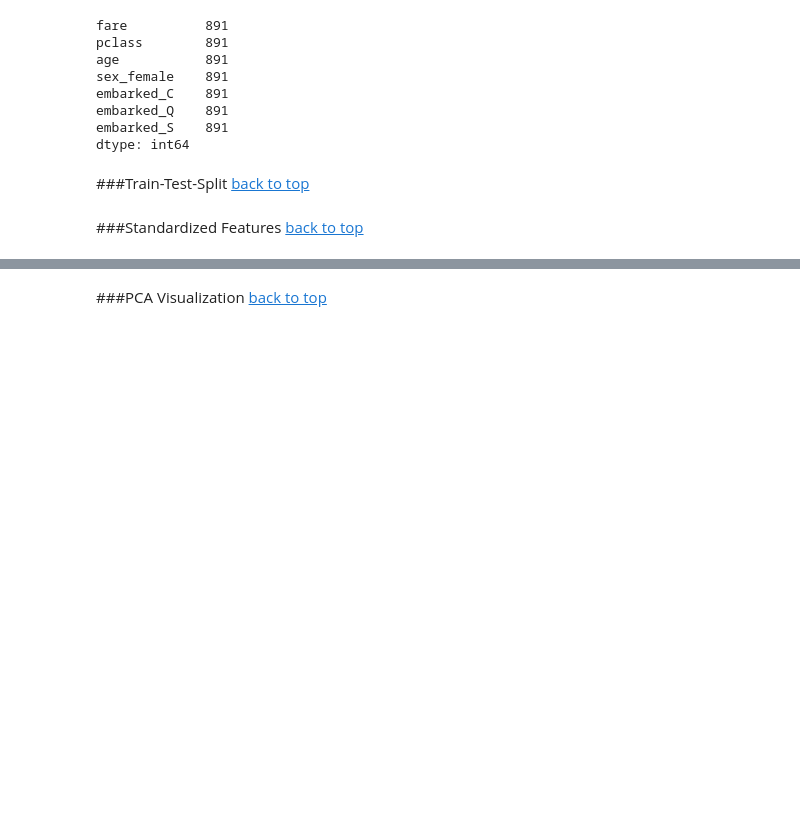
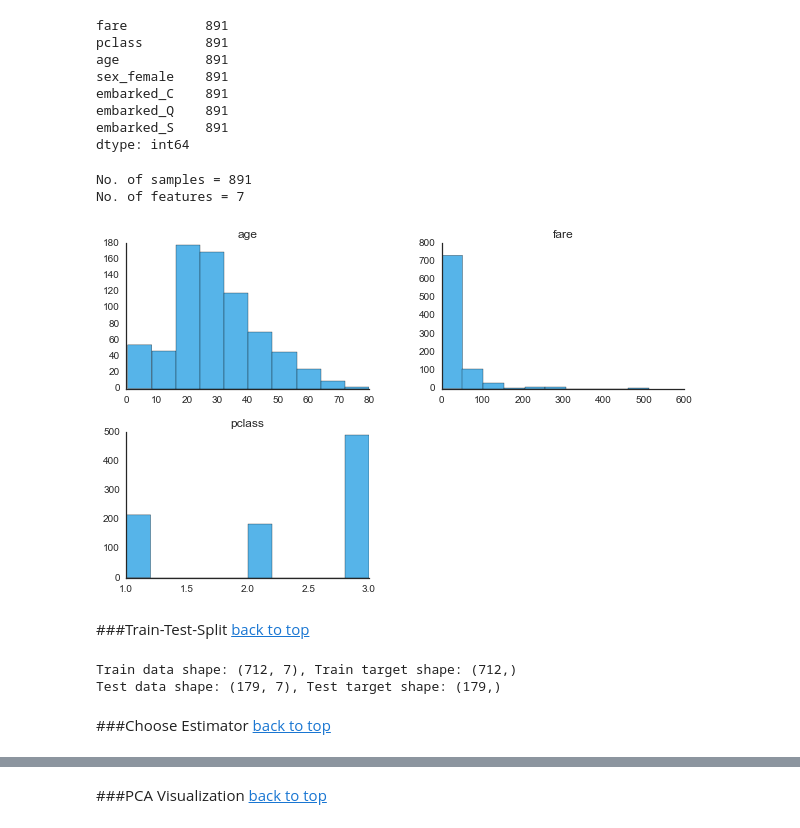
Before and after one commit to jthang/DataScienceLab, a Jupyter notebook: machine_learning/random_forest.ipynb, the cells around one changed output, grey strips where cells are left out. Saved outputs shown, nothing was run; the diff lists cells and outputs as text; code cells hidden in the pictures; blank space fills up the shorter version.

```diff
--- a/machine_learning/random_forest.ipynb
+++ b/machine_learning/random_forest.ipynb
@@ -131,15 +131,12 @@ titanic.head(2)
 # %%
 df = titanic
 # df = df.fillna(df.dropna().median()) #cheating as we using test set to compute
-feature1 = 'fare'
-feature2 = 'pclass'
-feature3 = 'age'
+features = ['fare', 'pclass', 'age']
 dummy1 = 'sex'
 dummy2 = 'embarked'
 target = 'survived'
 
-#Extract categorical features
-df_features = pd.concat([df[[feature1, feature2, feature3]],
+df_features = pd.concat([df[features],
                 pd.get_dummies(df[dummy1], prefix=dummy1),
                 pd.get_dummies(df[dummy2], prefix=dummy2)],
                 axis=1)
@@ -164,6 +161,14 @@ y = df[target].values
 n_samples, n_features = X.shape
 print("No. of samples = %d" % n_samples)
 print("No. of features = %d" % n_features)
+# %% [output]
+No. of samples = 891
+No. of features = 7
+# %%
+df.hist(column=features, grid=False, color=colors[6])
+sns.despine();
+# %% [output]
+[figure, added]
 # %% [markdown]
 ###Train-Test-Split
 [back to top](#contents)
@@ -195,22 +200,15 @@ def calibration_plot(clf, xtest, ytest):
     plt.xlabel("Predicted P(Feature)")
     plt.ylabel("Number")
 # %%
-%%time
-
 from sklearn.cross_validation import train_test_split
-from sklearn.ensemble import GradientBoostingClassifier
 
 X_train, X_test, y_train, y_test = train_test_split(X, y, test_size=0.2, random_state=0)
 
-clf = GradientBoostingClassifier().fit(X_train, y_train)
-calibration_plot(clf, X_test, y_test)
-
-training_accuracy = clf.score(X_train, y_train)
-test_accuracy = clf.score(X_test, y_test)
-print("Train data shape: %r, Train target shape: %r" % (X_train.shape, y_train.shape))
-print("Test data shape: %r, Test target shape: %r" % (X_test.shape, y_test.shape))
-print "Training Score: %0.2f%%" % (100 * training_accuracy)
-print "Test Score: %0.2f%%" % (100 * test_accuracy)
+print "Train data shape: %r, Train target shape: %r" % (X_train.shape, y_train.shape)
+print "Test data shape: %r, Test target shape: %r" % (X_test.shape, y_test.shape)
+# %% [output]
+Train data shape: (712, 7), Train target shape: (712,)
+Test data shape: (179, 7), Test target shape: (179,)
 # %% [markdown]
-###Standardized Features
+###Choose Estimator
 [back to top](#contents)
```
Also changed, not shown: parts of 36 cells of this notebook.
